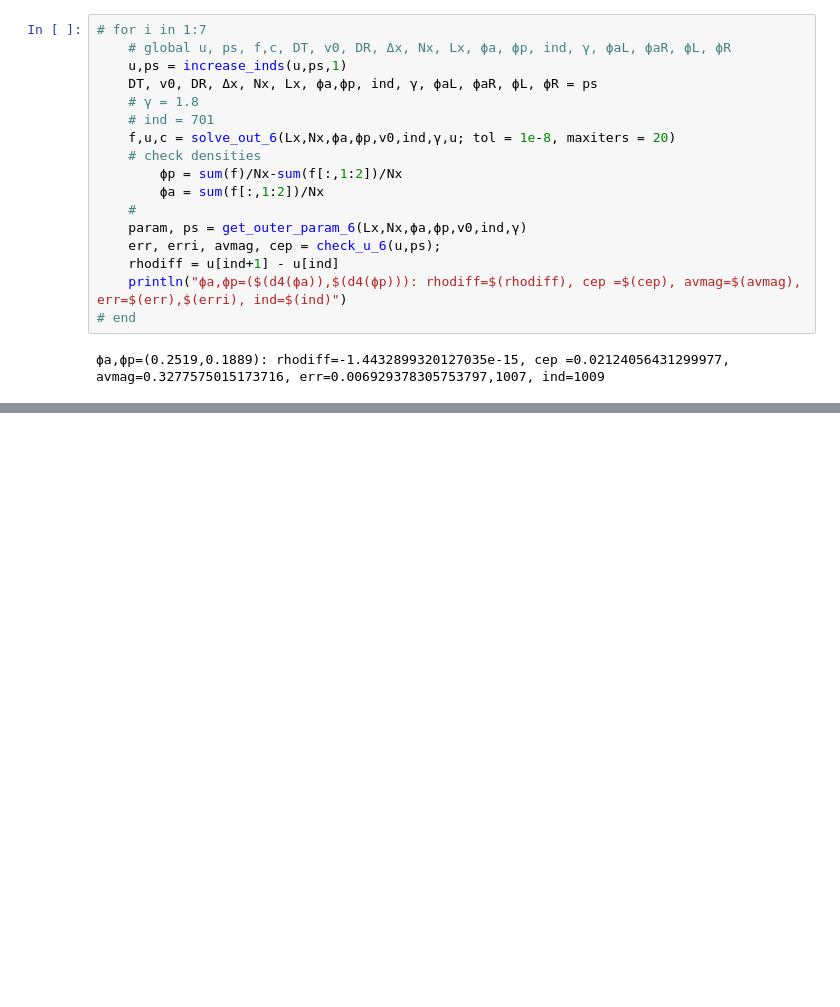
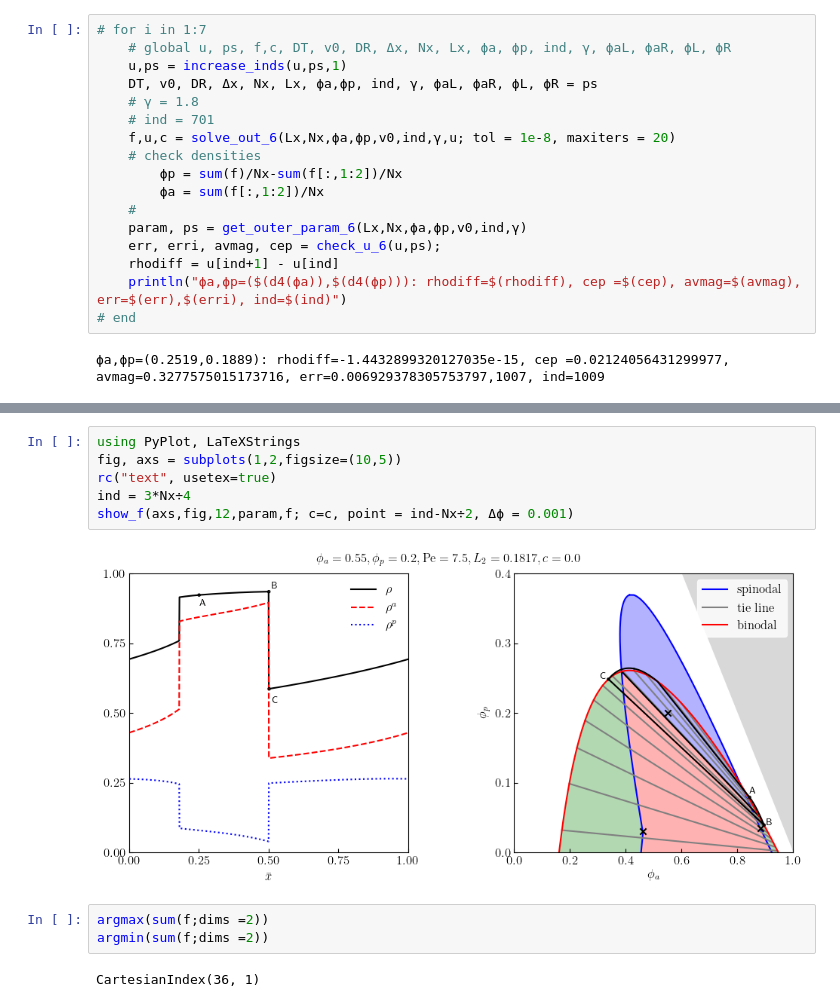
Before and after one commit to jimmmmason/Active_Lattice, a Jupyter notebook: pm_scripts/pm_figs/outer_ode_6.ipynb, the cells around one changed output, grey strips where cells are left out. Drawn from its saved outputs; the diff is of its cells as text; blank space fills up the shorter version.

```diff
--- a/pm_scripts/pm_figs/outer_ode_6.ipynb
+++ b/pm_scripts/pm_figs/outer_ode_6.ipynb
@@ -211,0 +379,13 @@ show_f(axs,fig,12,param,f; c=c, point = ind-Nx÷2)
+# %%
+using PyPlot, LaTeXStrings
+fig, axs = subplots(1,2,figsize=(10,5))
+rc("text", usetex=true)
+ind = 3*Nx÷4
+show_f(axs,fig,12,param,f; c=c, point = ind-Nx÷2, Δϕ = 0.001)
+# %% [output]
+[figure, added]
+# %%
+argmax(sum(f;dims =2))
+argmin(sum(f;dims =2))
+# %% [output]
+CartesianIndex(36, 1)
```
Also changed, not shown: parts of 38 cells of this notebook, 11 other files.
